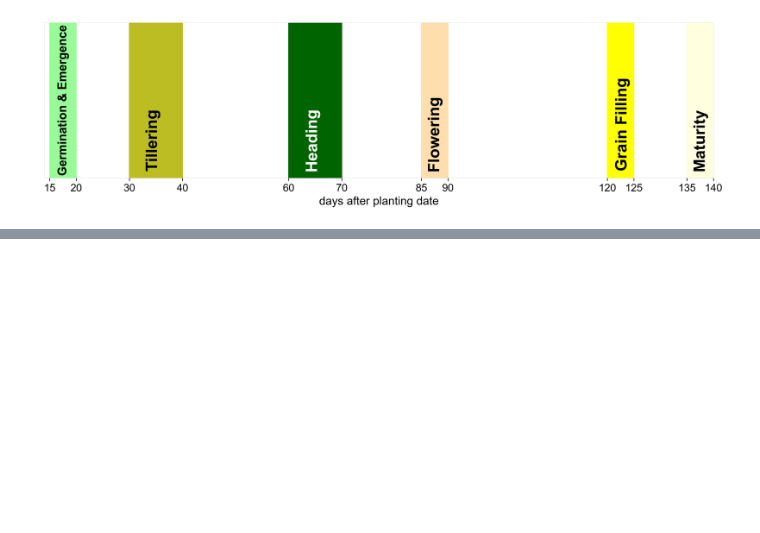
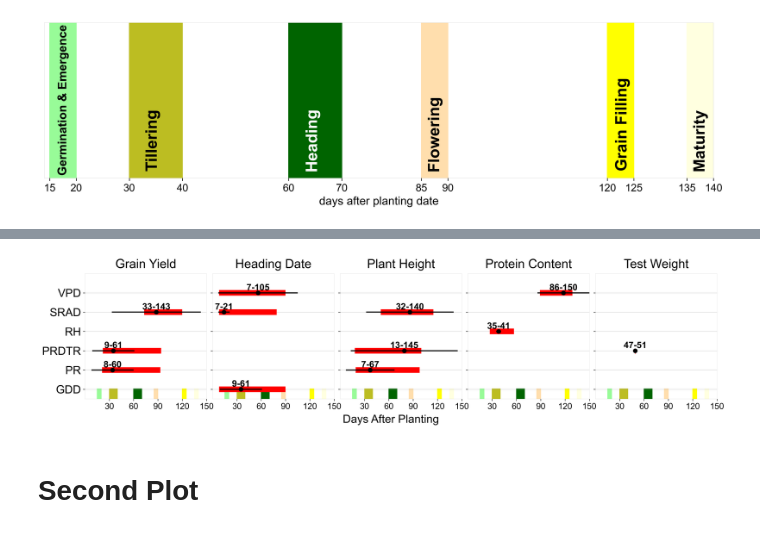
Before and after one commit to HNoorazar/Ag_Others, a Jupyter notebook: Ehsan/Wheat/Ehsan_Code_plot_periodFigures.ipynb, the cells around one changed output, grey strips where cells are left out. Saved outputs shown, nothing was run; the diff lists cells and outputs as text; code cells hidden in the pictures; blank space fills up the shorter version.

```diff
--- a/Ehsan/Wheat/Ehsan_Code_plot_periodFigures.ipynb
+++ b/Ehsan/Wheat/Ehsan_Code_plot_periodFigures.ipynb
@@ -170,0 +263,77 @@ lines_properties = [
+# %%
+matplotlib.rcParams.update(matplotlib.rcParamsDefault)
+tick_legend_FontSize = 2
+params = {"font.family": "Arial",
+          "legend.fontsize": tick_legend_FontSize * 1,
+          "axes.labelsize": tick_legend_FontSize * 1.2,
+          "axes.titlesize": tick_legend_FontSize * 2,
+          "xtick.labelsize": tick_legend_FontSize * 10,
+          "ytick.labelsize": tick_legend_FontSize * 10,
+          "axes.titlepad": 10,
+          "xtick.bottom": True,
+#           "ytick.left": True,
+#           "ytick.labelleft": True,
+          "xtick.labelbottom": True,
+          'axes.linewidth' : .05}
+
+plt.rcParams.update(params)
+# %%
+# Create a figure and axes with 1 row and 5 columns
+fig, axes = plt.subplots(1, 5, figsize=(20, 4), sharex=True, sharey=True,
+                         gridspec_kw={"hspace": 0.15, "wspace": 0.05}, dpi=dpi_)
+
+# Manually define subplot titles
+subplot_titles = ["Grain Yield", "Heading Date", "Plant Height", "Protein Content", "Test Weight"]
+
+
+
+# Add horizontal lines, labels, and points to each subplot
+for i, ax in enumerate(axes):
+    props = lines_properties[i]
+    for y, x_start, x_end, color, linewidth_, label in zip(
+        props['y'], props['x_start'], props['x_end'], props['colors'], props['linewidths'], props['labels']
+    ):
+        # Draw the horizontal line with specified color and thickness
+        if color == thick_c:
+            ax.hlines(y=y, xmin=x_start, xmax=x_end, color=color,
+                      linestyle='-', linewidth=linewidth_, alpha=1)
+        elif color == thin_c:
+            ax.hlines(y=y, xmin=x_start, xmax=x_end, color=color, linestyle='-', linewidth=linewidth_, zorder=3)
+
+        if label: # Add the label if specified
+            midpoint_x = (x_start + x_end) / 2
+            ax.text(midpoint_x, y + 0.05, label.split("(")[1].split(")")[0],
+                    color=color, ha='center', va='bottom', fontsize=16, fontweight='bold')
+
+    # Add points if defined
+    points = props.get('points', {})
+    if points: # Add points with custom size and color
+        ax.scatter(points['x'], points['y'], color=thin_c, s=50, label='Point', zorder=3)
+    # Set specific x-axis ticks
+    ax.set_xticks([30, 60, 90, 120, 150])
+    ax.set_title(subplot_titles[i], fontsize=22) # Set manual title
+    ax.tick_params(axis='x', which='major', labelsize=15)
+    ax.set_ylim(0.5, 7)
+    ax.grid(which='major', alpha=0.5, axis="y")
+    if i>0:
+        # ax.set_yticks([])
+        ax.set_yticklabels([])
+    plot_stages_in_color_no_text(ax, ymax_=.081)
+
+
+axes[0].set_yticks([1, 2, 3, 4, 5, 6])
+axes[0].set_yticklabels(["GDD", "PR", "PRDTR", "RH", "SRAD", "VPD"])
+
+plt.xlim(0, 150)
+
+# Add a common x-axis label
+fig.supxlabel("days after planting".title(), fontsize=20, y=-0.05)  # Adjust `y` for spacing
+# plt.tight_layout()
+fig_name = period_figures_dir + "traits_windows_range_BS_TM"
+plt.savefig(fig_name + ".pdf", bbox_inches='tight', dpi=dpi_)
+plt.savefig(fig_name + ".jpg", bbox_inches='tight', dpi=dpi_)
+plt.show()
+# %% [output]
+[figure, added]
+# %% [markdown]
+# Second Plot
```
Also changed, not shown: parts of 15 cells of this notebook, 1 other file.
